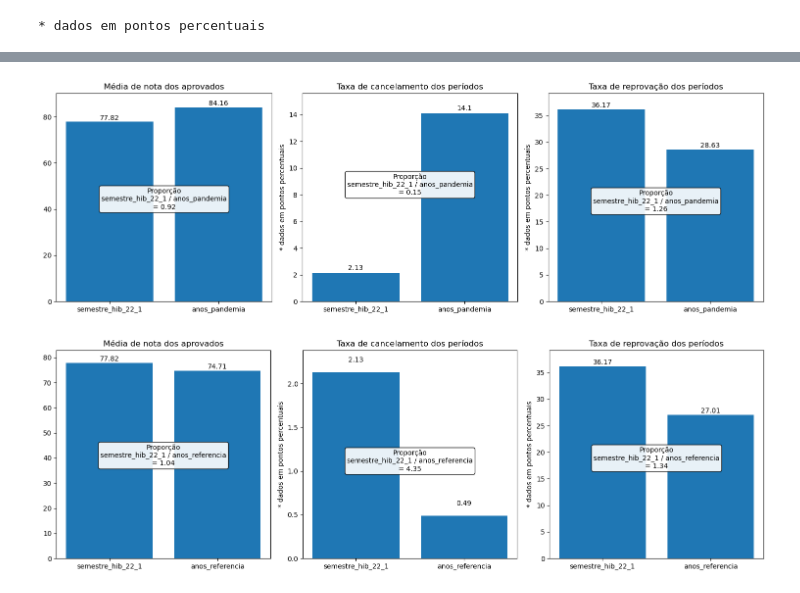
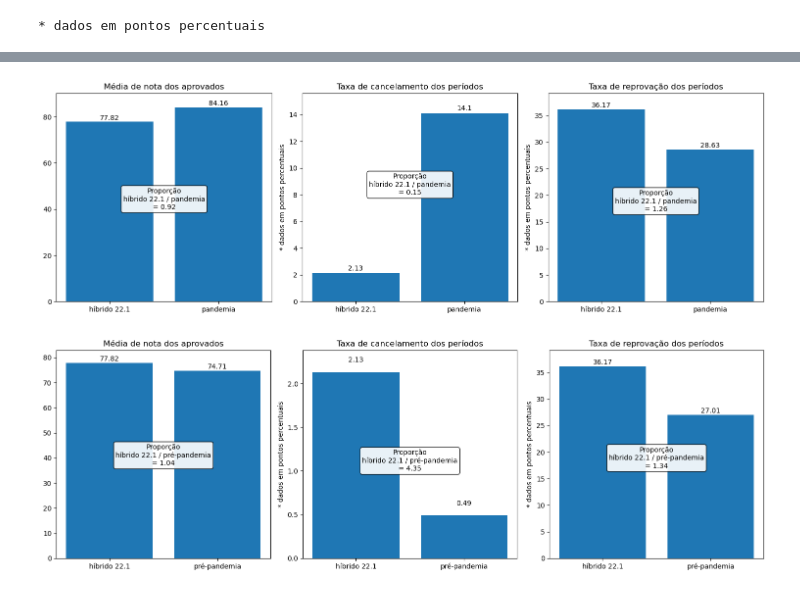
Before and after one commit to gab-berger/dsbd-pos, a Jupyter notebook: linguagem_programacao/python/trabalho1_analise_final.ipynb, the cells around one changed output, grey strips where cells are left out. Drawn from its saved outputs; the diff is of its cells as text; code cells hidden in the pictures.

Commit message:
[ALT] trabalho1 renomeando periodos de comparacao

```diff
--- a/linguagem_programacao/python/trabalho1_analise_final.ipynb
+++ b/linguagem_programacao/python/trabalho1_analise_final.ipynb
@@ -32,10 +32,15 @@ df['sit_evasao'] = df['situacaoDiscente'] == 'Evasão'
 df['sit_evasao_int'] = 0
 df.loc[df['sit_evasao'], 'sit_evasao_int'] = 1
 
-df['periodo_grupo'] = 'anos_referencia'
-df.loc[df['ano'] >= 2020 , 'periodo_grupo'] = 'anos_pandemia'
-df.loc[(df['ano'] == 2022) & (df['periodo'] == '1') , 'periodo_grupo'] = 'semestre_hib_22_1'
-df.loc[(df['ano'] == 2022) & (df['periodo'] == '2') , 'periodo_grupo'] = 'semestre_hib_22_2'
+sem_referencia = 'pré-pandemia'
+sem_pandemia = 'pandemia'
+sem_221 = 'híbrido 22.1'
+sem_222 = 'híbrido 22.2'
+
+df['periodo_grupo'] = sem_referencia
+df.loc[df['ano'] >= 2020 , 'periodo_grupo'] = sem_pandemia
+df.loc[(df['ano'] == 2022) & (df['periodo'] == '1') , 'periodo_grupo'] = sem_221
+df.loc[(df['ano'] == 2022) & (df['periodo'] == '2') , 'periodo_grupo'] = sem_222
 
 aprovados = df[df['status']=='Aprovado']
 rep_nota = df[df['status']=='R-nota']
@@ -188,10 +157,10 @@ gen_2bar_graph(taxa_reprovacao,
 # %%
 # 6. Compare a volta às aulas híbrida (2022 período 1) com os anos de pandemia e os anos anteriores.
-comparing_periods('semestre_hib_22_1', 'anos_pandemia', df, aprovados, com_pos=[40,8,17], top_margin=[6,1.5,3])
-comparing_periods('semestre_hib_22_1', 'anos_referencia', df, aprovados, com_pos=[37,1,17], top_margin=[5,0.25,3])
+comparing_periods(sem_221, sem_pandemia, df, aprovados, com_pos=[40,8,17], top_margin=[6,1.5,3])
+comparing_periods(sem_221, sem_referencia, df, aprovados, com_pos=[37,1,17], top_margin=[5,0.25,3])
 # %% [output]
-[figure, old version]
+[figure, new version]
-[figure, old version]
+[figure, new version]
 # %%
 # 7. Compare a volta às aulas presencial (2022 período 2) com a volta híbrida do item anterior.
 print('A base de dados foi gerada no início do semestre 2022.2,\ne estando este em progresso, não é possível compará-lo aos anteriores.')
```
Also changed, not shown: parts of 3 cells of this notebook.
